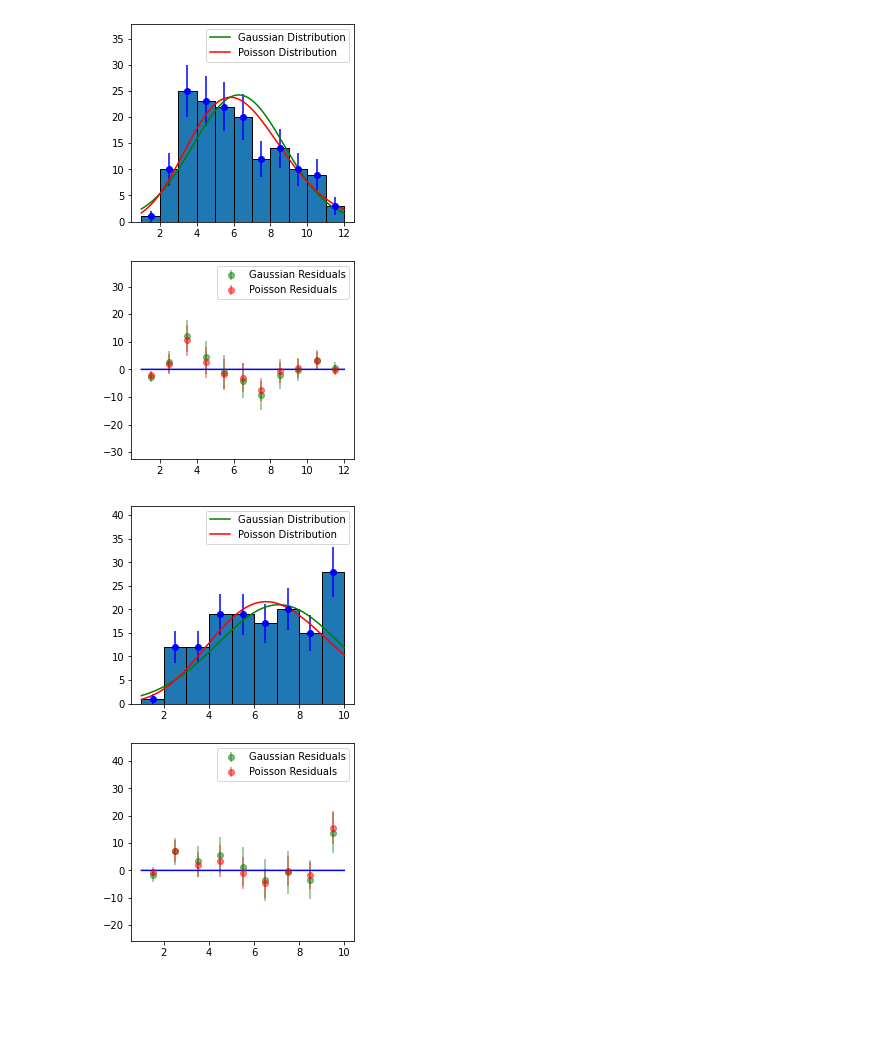
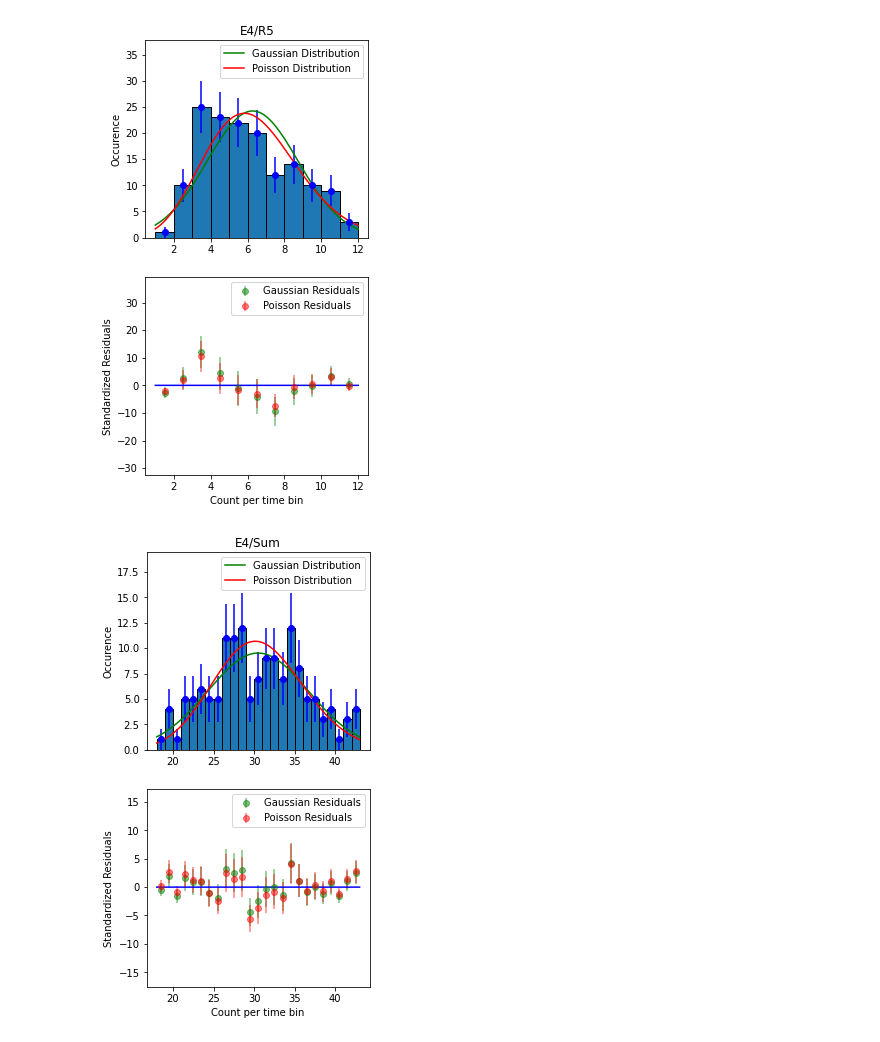
Before and after one commit to 3FI/PHYS-258, a Jupyter notebook: Lab6/Lab6_Notebook.ipynb, the cells around one changed output. Drawn from its saved outputs; the diff is of its cells as text; code cells hidden in the pictures; blank space fills up the shorter version.

```diff
--- a/Lab6/Lab6_Notebook.ipynb
+++ b/Lab6/Lab6_Notebook.ipynb
@@ -174,8 +282,5 @@ Mean: 31.878962675632103 +/- 0.4635509487015774
 # %%
-E3 = []
-for i in range(1,41,2):
-    E3.append(np.genfromtxt("E3.csv", delimiter=",", usecols=(i), skip_header=1))
-for x in E3:
+for x in [h_sum]:
     plt.figure(figsize=(4, 8))
     plt.subplot(2,1,1)
     n,bins,patches = plt.hist(x, density=False, edgecolor='black', bins = np.arange(min(x),max(x),1))
@@ -183,7 +288,7 @@ for x in E3:
     nerr=n**0.5
     norm=sum(n)
     plt.errorbar(x,n,yerr=nerr,fmt='ob')
-    popt,pcov = optimize.curve_fit(Gaussian,xdata=x, ydata=n,p0=[2.5,2,norm],bounds=((-np.inf,-np.inf,norm-0.0001), (np.inf,np.inf,norm)),sigma=nerr)
+    popt,pcov = optimize.curve_fit(Gaussian,xdata=x, ydata=n,p0=[35,5,norm],bounds=((-np.inf,-np.inf,norm-0.0001), (np.inf,np.inf,norm)))
     perr = np.sqrt(np.diag(pcov))
     print("Gaussian Fit")
     print('Mean: '+str(popt[0])+' +/- '+str(perr[0]))
@@ -191,7 +296,7 @@ for x in E3:
     print('-'*50)
     gpopt=popt
     gperr=perr
-    popt,pcov = optimize.curve_fit(Poisson,xdata=x, ydata=n, p0=[2.5,norm],bounds=((-np.inf,norm-0.0001), (np.inf,norm)),sigma=nerr)
+    popt,pcov = optimize.curve_fit(Poisson,xdata=x, ydata=n, p0=[35,norm],bounds=((-np.inf,norm-0.0001), (np.inf,norm)))
     perr = np.sqrt(np.diag(pcov))
     print("Poisson Fit")
     print('Mean: '+str(popt[0])+' +/- '+str(perr[0]))
@@ -208,6 +313,8 @@ for x in E3:
     ymin, ymax = plt.ylim()
     plt.xlim(xmin, xmax)
     plt.ylim(ymin * 1.2, ymax * 1.2)
+    plt.ylabel('Occurence')
+    plt.title('E3/Horizontal Sum')
     plt.subplot(2,1,2)
     u_n=[]
     for i in np.linspace(0,len(n)-1,len(n)):
@@ -220,7 +327,10 @@ for x in E3:
     ymin, ymax = plt.ylim()
     plt.xlim(xmin, xmax)
     plt.ylim(ymin * 2, ymax * 2)
+    plt.xlabel('Count per time bin')
+    plt.ylabel('Standardized Residuals')
     plt.legend()
     plt.show
+    plt.savefig('E3/Horizontal Sum')
 # %% [output]
 Gaussian Fit
@@ -259,13 +408,13 @@ E4.append(np.genfromtxt("E4.csv", delimiter=",", usecols=(3), skip_header=1))
 E4.append(np.genfromtxt("E4.csv", delimiter=",", usecols=(5), skip_header=1))
 E4.append(np.genfromtxt("E4.csv", delimiter=",", usecols=(7), skip_header=1))
 E4.append(np.genfromtxt("E4.csv", delimiter=",", usecols=(9), skip_header=1))
-E4_sum = E4[0]
-np.append(E4_sum,E4[1])
-np.append(E4_sum,E4[2])
-np.append(E4_sum,E4[3])
-np.append(E4_sum,E4[4])
+E4_sum=E4[0]+E4[1]+E4[2]+E4[3]+E4[4]
 E4.append(E4_sum)
+j=0
+list_run_num=['R1','R2','R3','R4','R5','Sum']
 for x in E4:
+    run_num=list_run_num[j]
+    j=j+1
     plt.figure(figsize=(4, 8))
     plt.subplot(2,1,1)
     n,bins,patches = plt.hist(x, density=False, edgecolor='black', bins = np.arange(min(x),max(x),1))
@@ -281,7 +430,7 @@ for x in E4:
     print('-'*50)
     gpopt=popt
     gperr=perr
-    popt,pcov = optimize.curve_fit(Poisson,xdata=x, ydata=n, p0=[6.1,norm],bounds=((-np.inf,norm-0.0001), (np.inf,norm)),sigma=nerr)
+    popt,pcov = optimize.curve_fit(Poisson,xdata=x, ydata=n, p0=[4,norm],bounds=((-np.inf,norm-0.0001), (np.inf,norm)),sigma=nerr)
     perr = np.sqrt(np.diag(pcov))
     print("Poisson Fit")
     print('Mean: '+str(popt[0])+' +/- '+str(perr[0]))
@@ -298,6 +447,8 @@ for x in E4:
     ymin, ymax = plt.ylim()
     plt.xlim(xmin, xmax)
     plt.ylim(ymin * 1.2, ymax * 1.2)
+    plt.ylabel('Occurence')
+    plt.title('E4/'+run_num)
     plt.subplot(2,1,2)
     u_n=[]
     for i in np.linspace(0,len(n)-1,len(n)):
@@ -310,8 +461,11 @@ for x in E4:
     ymin, ymax = plt.ylim()
     plt.xlim(xmin, xmax)
     plt.ylim(ymin * 2, ymax * 2)
+    plt.xlabel('Count per time bin')
+    plt.ylabel('Standardized Residuals')
     plt.legend()
     plt.show
+    plt.savefig('E4/'+run_num)
 # %% [output]
 Gaussian Fit
 Mean: 7.102521309675786 +/- 0.8685887080305954
@@ -337,2 +491,2 @@ Mean: 7.036399339966336 +/- 0.5287982983658284
-[figure, old version]
+[figure, new version]
-[figure, old version]
+[figure, new version]
```
Also changed, not shown: parts of 7 cells of this notebook, 41 other files.
